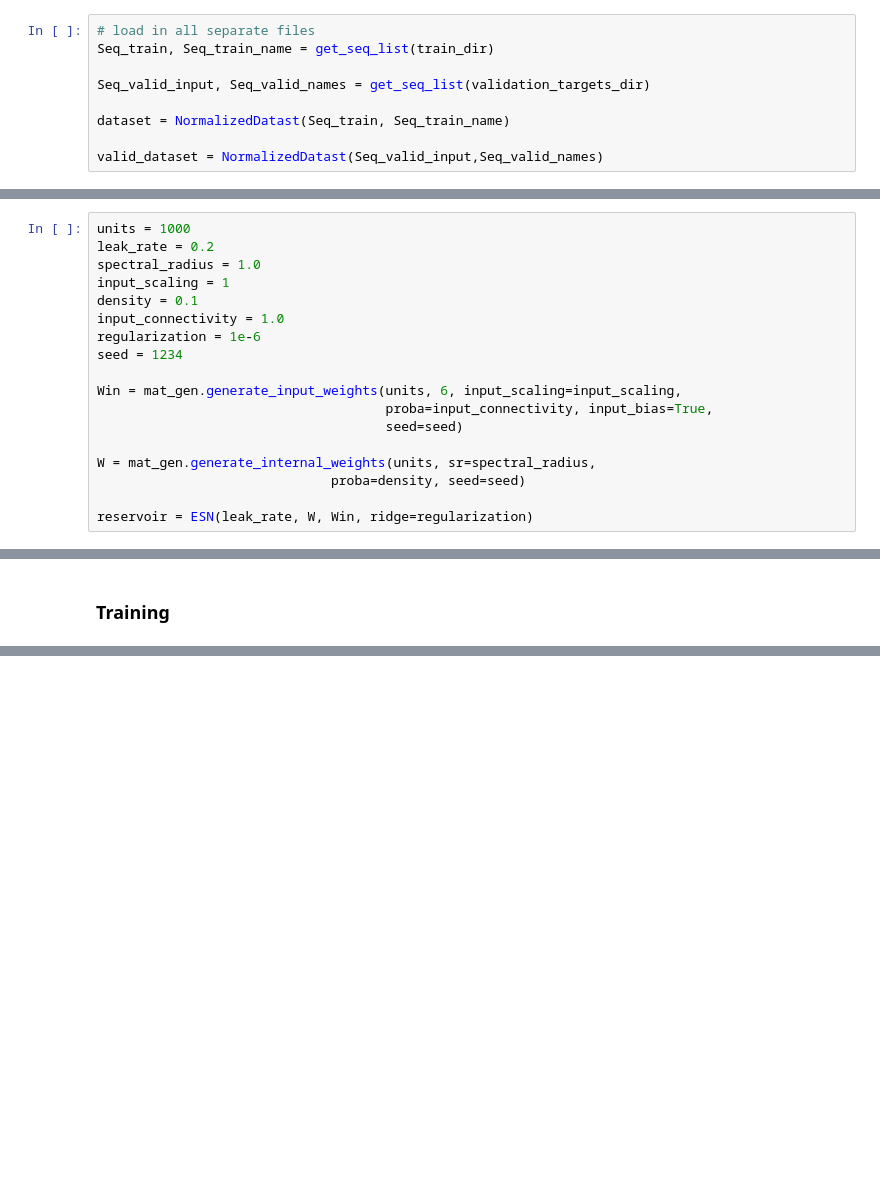
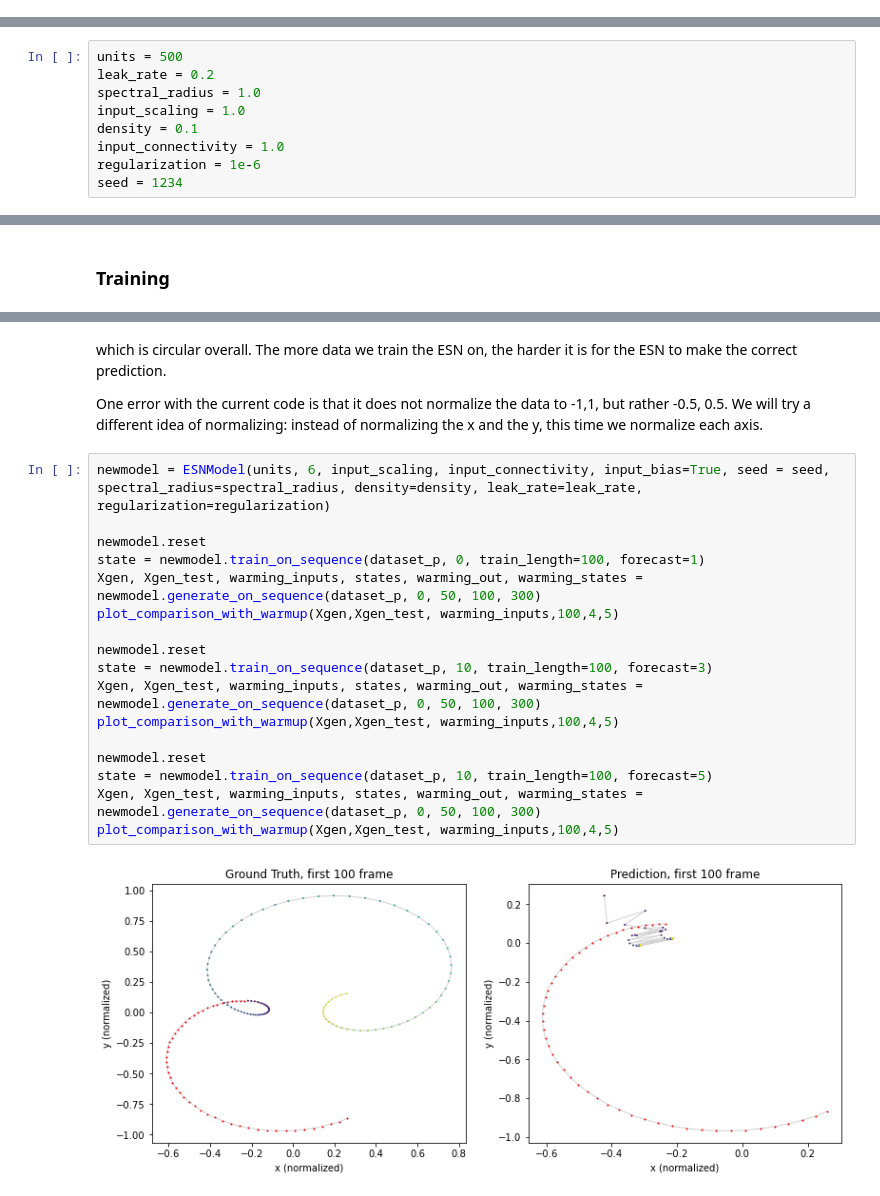
Before and after one commit to gthampak/physinet.io, a Jupyter notebook: ESN_Model.ipynb, the cells around one changed output, grey strips where cells are left out. Cells and saved outputs as stored; diff of their text form; blank space fills up the shorter version.

```diff
--- a/ESN_Model.ipynb
+++ b/ESN_Model.ipynb
@@ -175,12 +228,3 @@ def plot_comparison(Xgen, Xgen_test, length, axis1, axis2):
 ## Training, testing and analysis Codes
 
 ### Loading Training Data
-# %%
-# load in all separate files
-Seq_train, Seq_train_name = get_seq_list(train_dir)
-
-Seq_valid_input, Seq_valid_names = get_seq_list(validation_targets_dir)
-
-dataset = NormalizedDatast(Seq_train, Seq_train_name)
-
-valid_dataset = NormalizedDatast(Seq_valid_input,Seq_valid_names)
@@ -189,18 +275,9 @@ valid_dataset = NormalizedDatast(Seq_valid_input,Seq_valid_names)
 # %%
-units = 1000
+units = 500
 leak_rate = 0.2
 spectral_radius = 1.0
-input_scaling = 1
+input_scaling = 1.0
 density = 0.1
 input_connectivity = 1.0
 regularization = 1e-6
 seed = 1234
-
-Win = mat_gen.generate_input_weights(units, 6, input_scaling=input_scaling,
-                                     proba=input_connectivity, input_bias=True,
-                                     seed=seed)
-
-W = mat_gen.generate_internal_weights(units, sr=spectral_radius,
-                              proba=density, seed=seed)
-
-reservoir = ESN(leak_rate, W, Win, ridge=regularization)
@@ -239,0 +304,23 @@ plot_comparison(Xgen,Xgen_test,100,4,5)
+# %% [markdown]
+which is circular overall. The more data we train the ESN on, the harder it is for the ESN to make the correct prediction.
+
+One error with the current code is that it does not normalize the data to -1,1, but rather -0.5, 0.5. We will try a different idea of normalizing: instead of normalizing the x and the y, this time we normalize each axis.
+# %%
+newmodel = ESNModel(units, 6, input_scaling, input_connectivity, input_bias=True, seed = seed, spectral_radius=spectral_radius, density=density, leak_rate=leak_rate, regularization=regularization)
+
+newmodel.reset
+state = newmodel.train_on_sequence(dataset_p, 0, train_length=100, forecast=1)
+Xgen, Xgen_test, warming_inputs, states, warming_out, warming_states = newmodel.generate_on_sequence(dataset_p, 0, 50, 100, 300)
+plot_comparison_with_warmup(Xgen,Xgen_test, warming_inputs,100,4,5)
+
+newmodel.reset
+state = newmodel.train_on_sequence(dataset_p, 10, train_length=100, forecast=3)
+Xgen, Xgen_test, warming_inputs, states, warming_out, warming_states = newmodel.generate_on_sequence(dataset_p, 0, 50, 100, 300)
+plot_comparison_with_warmup(Xgen,Xgen_test, warming_inputs,100,4,5)
+
+newmodel.reset
+state = newmodel.train_on_sequence(dataset_p, 10, train_length=100, forecast=5)
+Xgen, Xgen_test, warming_inputs, states, warming_out, warming_states = newmodel.generate_on_sequence(dataset_p, 0, 50, 100, 300)
+plot_comparison_with_warmup(Xgen,Xgen_test, warming_inputs,100,4,5)
+# %% [output]
+[figure, added]
```
Also changed, not shown: parts of 15 cells of this notebook.
